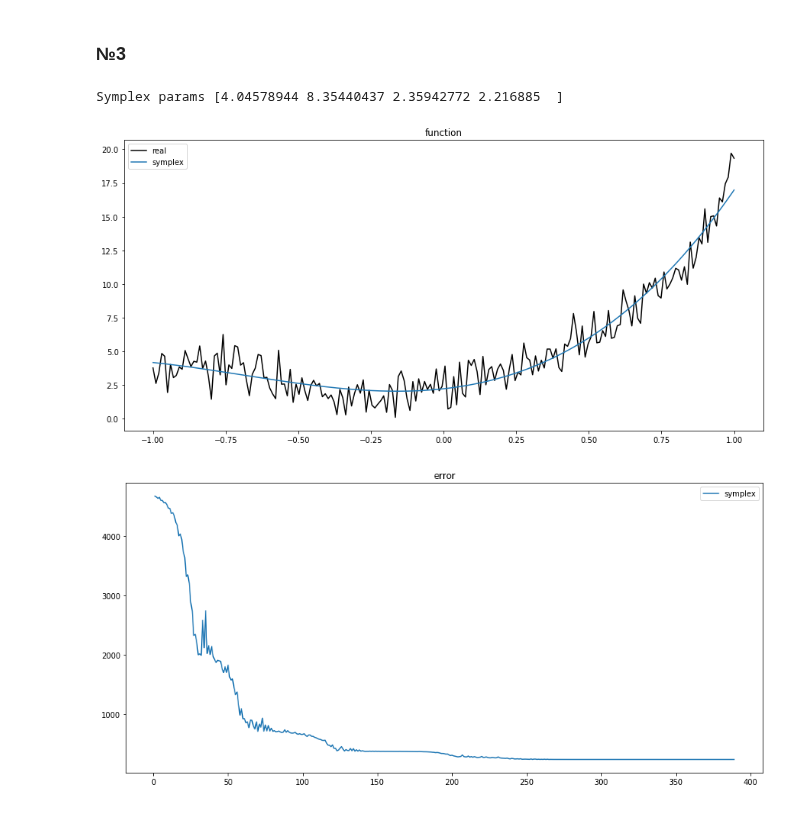
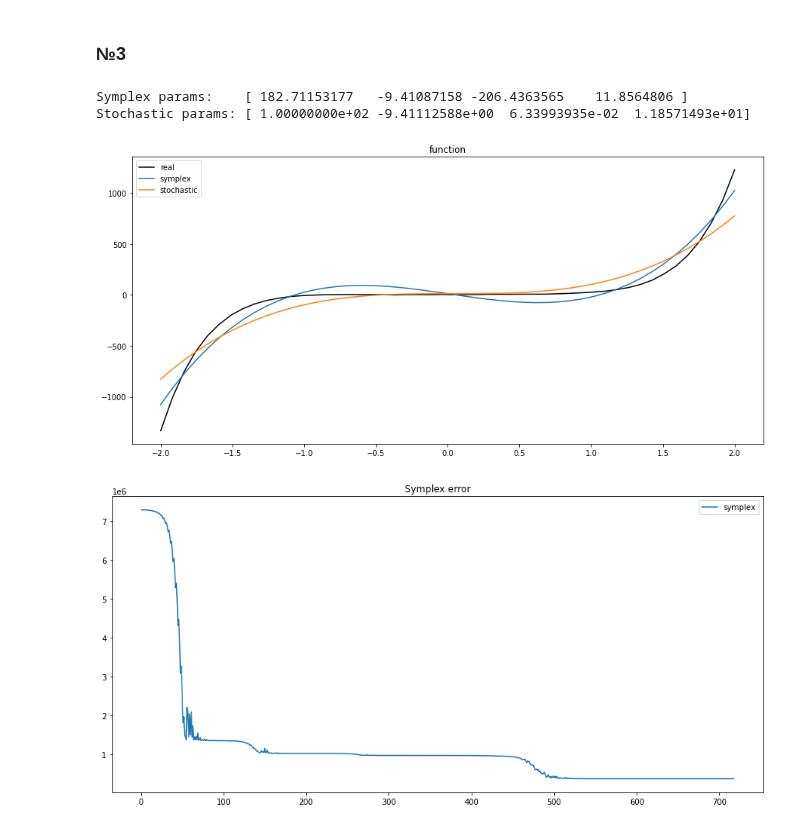
Before and after one commit to zugzvangg/SPC, a Jupyter notebook: stats/6_Bazanov.ipynb, the cells around one changed output. Drawn from its saved outputs; the diff is of its cells as text; code cells hidden in the pictures.

```diff
--- a/stats/6_Bazanov.ipynb
+++ b/stats/6_Bazanov.ipynb
@@ -138,50 +139,61 @@ euclidean distance: 5.195045422130707e-07
 # %%
 # Генерация данных
 np.random.seed(0)
-n = 200
-x = np.linspace(-1, 1, n)
+n = 50
+x = np.linspace(-2, 2, n)
 # задаём полином 5-й степени
-y_true = 9*x**5 - 2*x**4 - 5*x**3 + 10*x**2 + 4*x + 2
+y_true = 8*x**7-1*x**6+9*x**5 - 2*x**4 - 5*x**3 + 10*x**2 + 4*x + 2
 y_noise = np.random.normal(loc=0, scale=1.0, size=n)
 y = y_true + y_noise
-errors = []
+errors_symplex, errors_stochastic = [], []
 
+#NOTE: 2 разные функции, чтобы попробовать разные степени на разных алгоритмах
 # Функция для минимизации с использованием метода наименьших квадратов
-def least_squares(params):
-    # ищем решение в полиномах 2-й степени
+def least_squares_symplex(params):
+    # ищем решение в полиномах 3-й степени
     a, b, c, d = params
     y_pred = a * x**3 + b * x**2 + c*x + d
     error = np.sum((y_pred - y)**2)
-    errors.append(error)
+    errors_symplex.append(error)
     return error
 
-# Использование метода Нелдера-Мида для оптимизации(симплекс)
-initial_guess = [1, 1, 1, 1]
-symplex = optimize.minimize(least_squares, initial_guess, method='Nelder-Mead')
-errors_symplex = errors
-errors = []
-# sgd = optimize.minimize(least_squares, initial_guess, sgd')
-sgd_errors = errors
+def least_squares_stochastic(params):
+    # ищем решение в полиномах 3-й степени(как и в )
+    a, b, c, d = params
+    y_pred = a * x**3 + b * x**2 + c*x + d
+    error = np.sum((y_pred - y)**2)
+    errors_stochastic.append(error)
+    return error
+
+# Симплекс-метод Нелдера-Мида
+symplex = optimize.minimize(least_squares_symplex, [1, 1, 1, 1], method='Nelder-Mead')
+# Метод дифференциальной эволюции
+stochastic = optimize.differential_evolution(least_squares_stochastic, [(-100, 100), (-100, 100), (-100, 100), (-100, 100)])
 
 # Вывод результатов
-print("Symplex params", symplex.x)
+print("Symplex params:   ", symplex.x)
+print("Stochastic params:", stochastic.x)
 # %% [output]
-Symplex params [4.04578944 8.35440437 2.35942772 2.216885  ]
+Symplex params:    [ 182.71153177   -9.41087158 -206.4363565    11.8564806 ]
+Stochastic params: [ 1.00000000e+02 -9.41112588e+00  6.33993935e-02  1.18571493e+01]
 # %%
 plt.figure(figsize= (15, 7))
 plt.plot(x, y, label = "real", color = "black")
 plt.plot(x, symplex.x[0]*x**3 + symplex.x[1]*x**2 + symplex.x[2]*x + symplex.x[3], label = "symplex")
+plt.plot(x, stochastic.x[0]*x**3 + stochastic.x[1]*x**2 + stochastic.x[2]*x + stochastic.x[3], label = "stochastic")
+
 plt.title("function")
 plt.legend()
 plt.show()
+# находят одинаковый полином
 # %% [output]
-[figure, old version]
+[figure, new version]
 # %%
 plt.figure(figsize= (15, 7))
 plt.plot(range(1, len(errors_symplex) + 1), errors_symplex, label = "symplex")
 
-plt.title("error")
+plt.title("Symplex error")
 plt.legend()
 plt.show()
 # %% [output]
-[figure, old version]
+[figure, new version]
```
Also changed, not shown: parts of 3 cells of this notebook.
